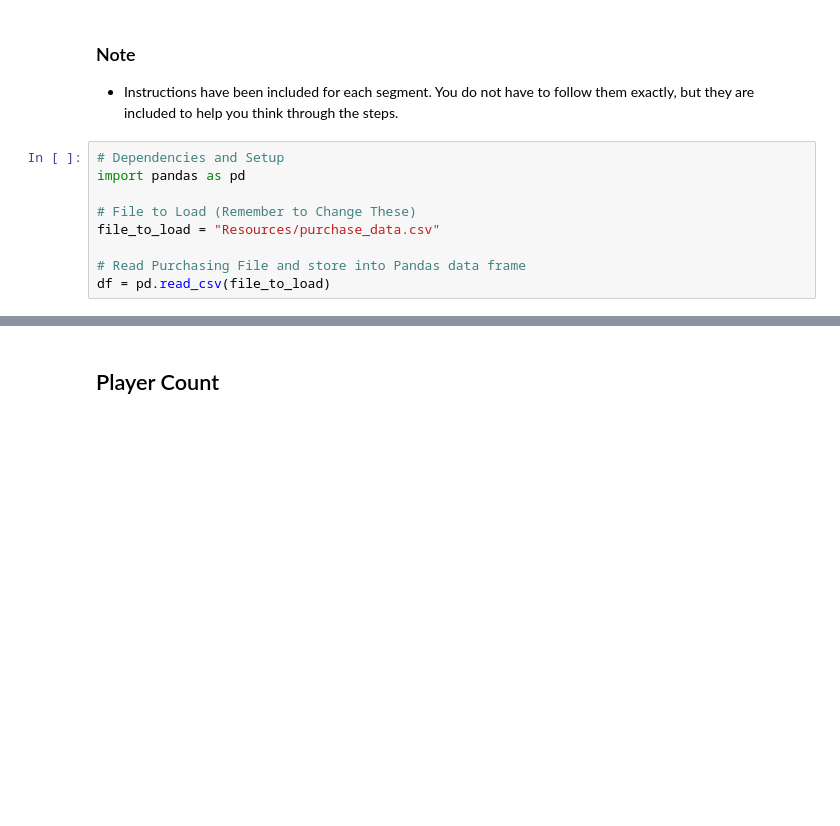
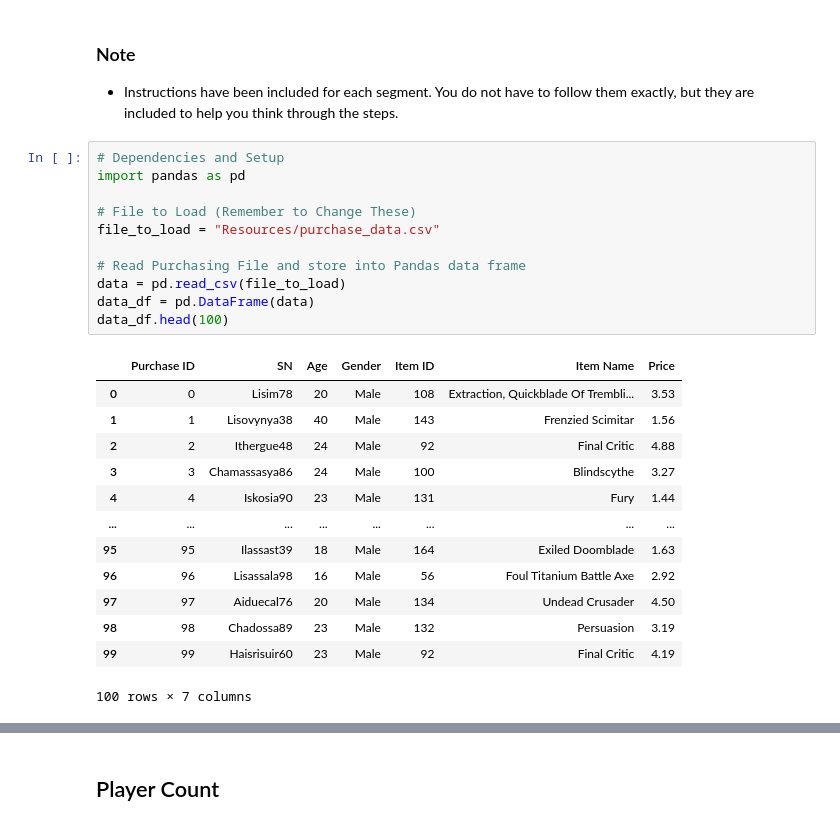
Before and after one commit to Revathi1986/pandas-challenge, a Jupyter notebook: HeroesOfPymoli_starter.ipynb, the cells around one changed output, grey strips where cells are left out. Saved outputs shown, nothing was run; the diff lists cells and outputs as text; blank space fills up the shorter version.

```diff
--- a/HeroesOfPymoli_starter.ipynb
+++ b/HeroesOfPymoli_starter.ipynb
@@ -4,10 +4,26 @@
 # %%
 # Dependencies and Setup
 import pandas as pd
 
 # File to Load (Remember to Change These)
 file_to_load = "Resources/purchase_data.csv"
 
 # Read Purchasing File and store into Pandas data frame
-df = pd.read_csv(file_to_load)
+data = pd.read_csv(file_to_load)
+data_df = pd.DataFrame(data)
+data_df.head(100)
+# %% [output]
+|  | Purchase ID | SN | Age | Gender | Item ID | Item Name | Price |
+| 0 | 0 | Lisim78 | 20 | Male | 108 | Extraction, Quickblade Of Trembli... | 3.53 |
+| 1 | 1 | Lisovynya38 | 40 | Male | 143 | Frenzied Scimitar | 1.56 |
+| 2 | 2 | Ithergue48 | 24 | Male | 92 | Final Critic | 4.88 |
+| 3 | 3 | Chamassasya86 | 24 | Male | 100 | Blindscythe | 3.27 |
+| 4 | 4 | Iskosia90 | 23 | Male | 131 | Fury | 1.44 |
+| ... | ... | ... | ... | ... | ... | ... | ... |
+| 95 | 95 | Ilassast39 | 18 | Male | 164 | Exiled Doomblade | 1.63 |
+| 96 | 96 | Lisassala98 | 16 | Male | 56 | Foul Titanium Battle Axe | 2.92 |
+| 97 | 97 | Aiduecal76 | 20 | Male | 134 | Undead Crusader | 4.50 |
+| 98 | 98 | Chadossa89 | 23 | Male | 132 | Persuasion | 3.19 |
+| 99 | 99 | Haisrisuir60 | 23 | Male | 92 | Final Critic | 4.19 |
+100 rows × 7 columns
 # %%
```
Also changed, not shown: parts of 23 cells of this notebook.
